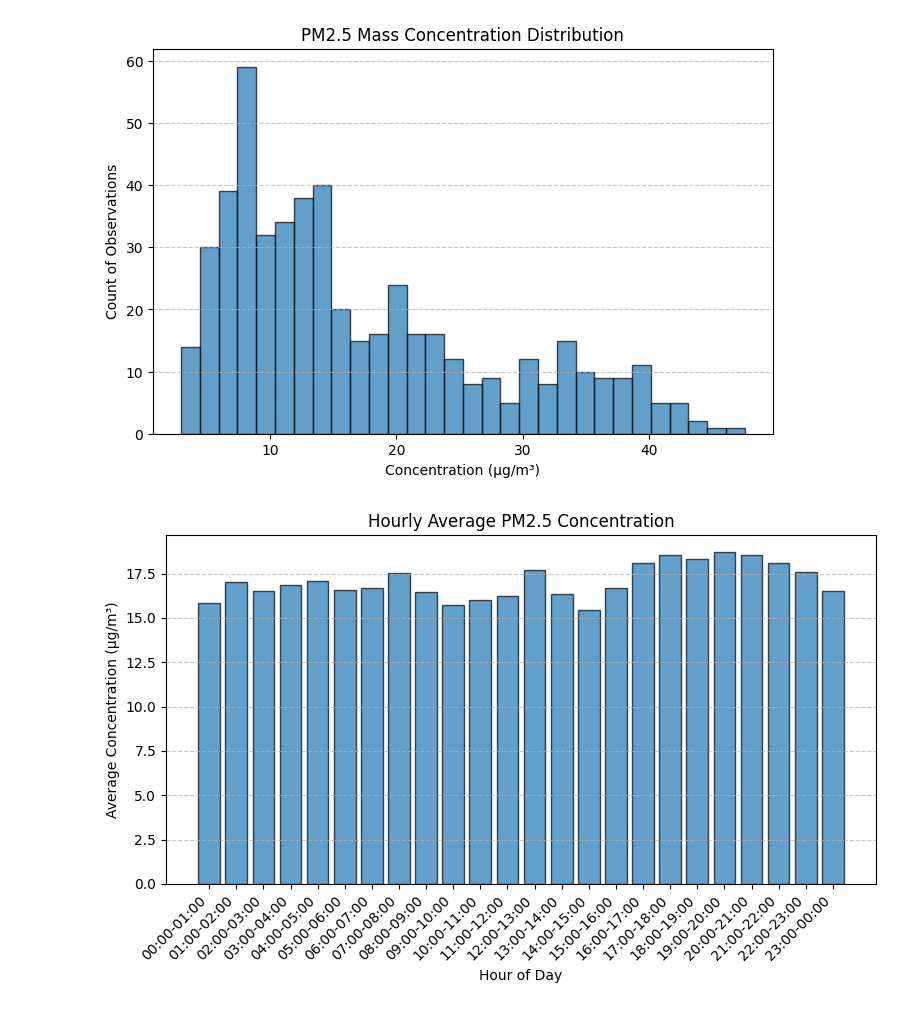
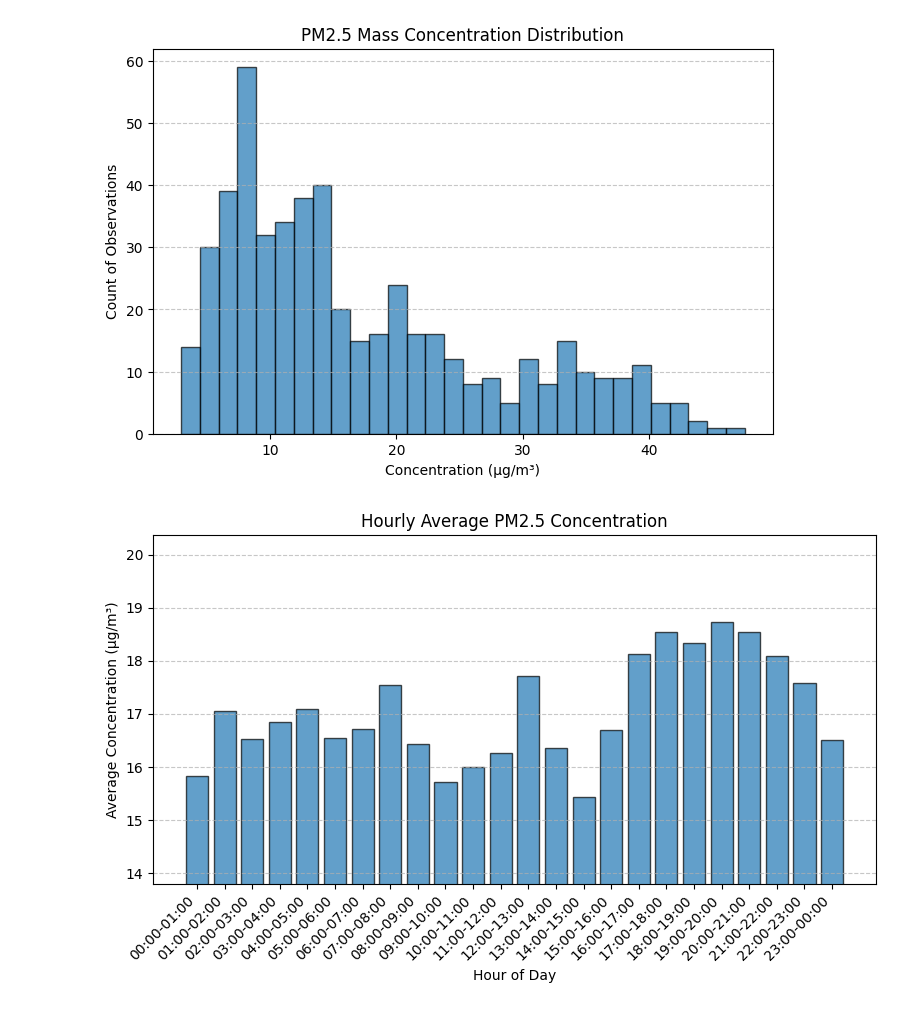
Before and after one commit to hyen0322/Data, a Jupyter notebook: PM2.5 Histogram.ipynb, the cells around one changed output. Cells and saved outputs as stored; diff of their text form; code cells hidden in the pictures.

```diff
--- a/PM2.5 Histogram.ipynb
+++ b/PM2.5 Histogram.ipynb
@@ -94,22 +94,26 @@ df['Hour'] = df.index.hour
 hour_labels = [f"{str(h).zfill(2)}:00-{str(h+1).zfill(2)}:00" if h < 23 else "23:00-00:00" for h in range(24)]
 df['Hour_Label'] = df['Hour'].map({h: label for h, label in enumerate(hour_labels)})
 # %%
-#시각화 (멀티플롯)
-# ==============================
+# 그래프 그리기
 fig, ax = plt.subplots (figsize=(8, 5))
 
-
-# (2) 시간대별 평균 막대그래프
+# 시간대별 평균
 hourly_avg = df.groupby('Hour_Label')[pm25_col].mean()
 
+# 그래프 기본설정
 ax.bar(hourly_avg.index, hourly_avg.values, edgecolor='black', alpha=0.7)
 ax.set_title('Hourly Average PM2.5 Concentration')
 ax.set_xlabel('Hour of Day')
 ax.set_ylabel('Average Concentration (µg/m³)')
 ax.set_xticklabels(hourly_avg.index, rotation=45, ha='right')
 ax.grid(axis='y', linestyle='--', alpha=0.7)
 
+#y축 범위 확장
+y_min = hourly_avg.min() - (hourly_avg.max() - hourly_avg.min()) * 0.5
+y_max = hourly_avg.max() + (hourly_avg.max() - hourly_avg.min()) * 0.5
+ax.set_ylim(y_min, y_max)
+
 plt.tight_layout()
 plt.show()
 # %% [output]
-[figure, old version]
+[figure, new version]
```
Also changed, not shown: parts of 1 cell of this notebook.
